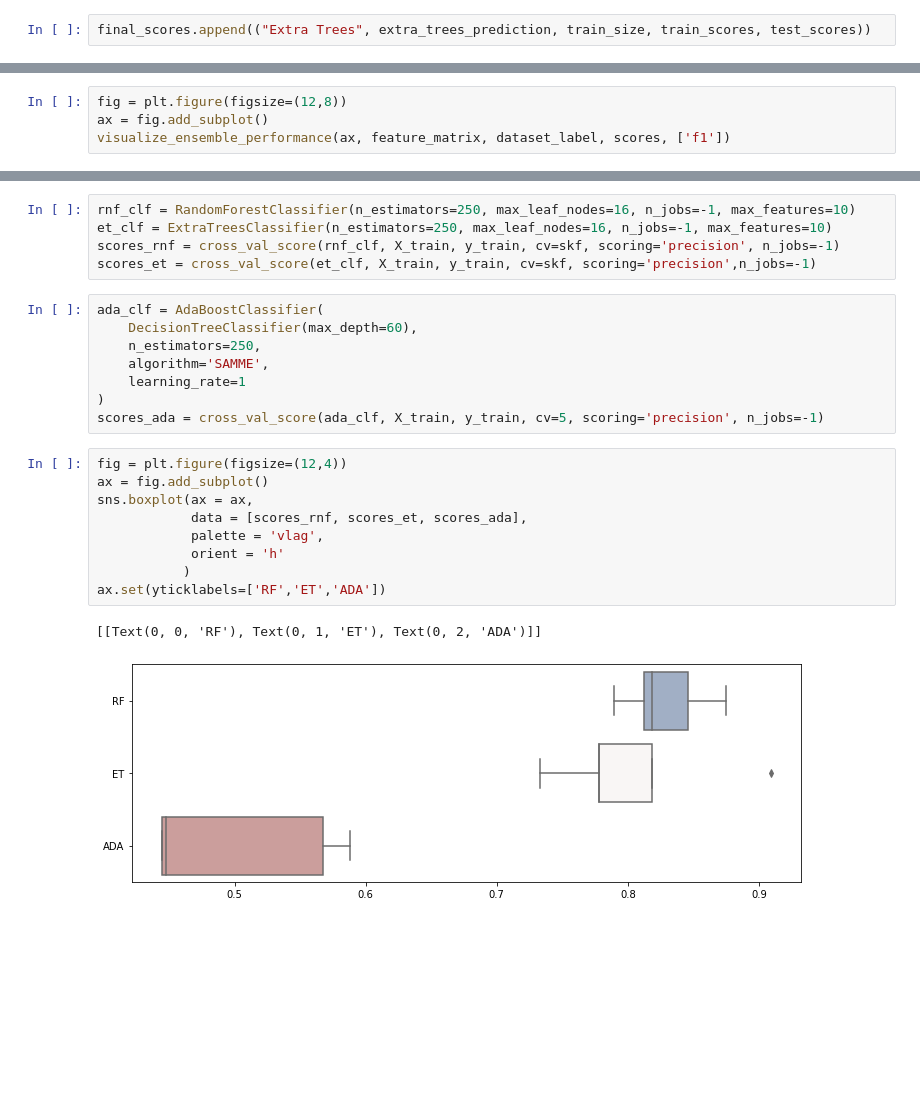
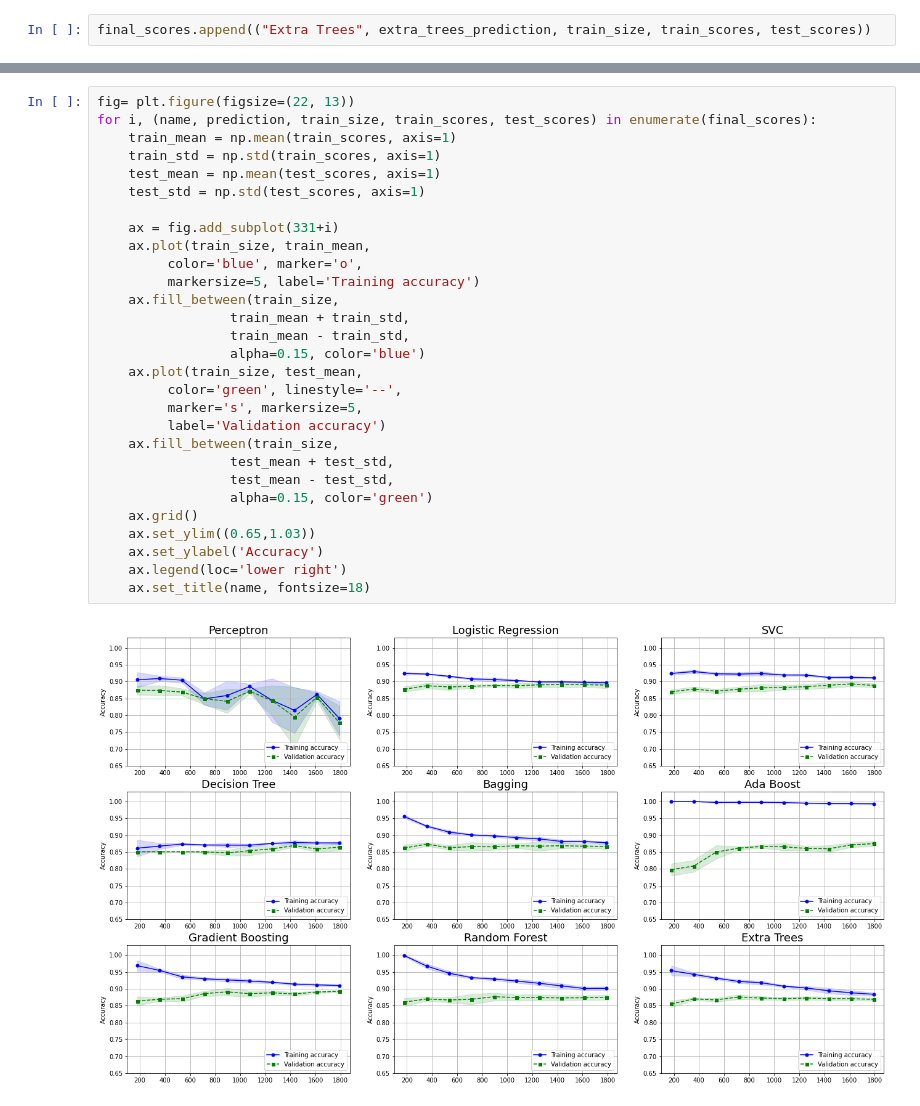
Before and after one commit to remarcoble/ML-marketing-campaign, a Jupyter notebook: main.ipynb, the cells around one changed output, grey strips where cells are left out. Drawn from its saved outputs; the diff is of its cells as text; blank space fills up the shorter version.

```diff
--- a/main.ipynb
+++ b/main.ipynb
@@ -422,4 +391,0 @@ scores = cross_validate(voting_clf, feature_matrix, dataset_label,
-# %%
-fig = plt.figure(figsize=(12,8))
-ax = fig.add_subplot()
-visualize_ensemble_performance(ax, feature_matrix, dataset_label, scores, ['f1'])
@@ -428,25 +392,31 @@ visualize_ensemble_performance(ax, feature_matrix, dataset_label, scores, ['f1']
-# %%
-rnf_clf = RandomForestClassifier(n_estimators=250, max_leaf_nodes=16, n_jobs=-1, max_features=10)
-et_clf = ExtraTreesClassifier(n_estimators=250, max_leaf_nodes=16, n_jobs=-1, max_features=10)
-scores_rnf = cross_val_score(rnf_clf, X_train, y_train, cv=skf, scoring='precision', n_jobs=-1)
-scores_et = cross_val_score(et_clf, X_train, y_train, cv=skf, scoring='precision',n_jobs=-1)
-# %%
-ada_clf = AdaBoostClassifier(
-    DecisionTreeClassifier(max_depth=60),
-    n_estimators=250,
-    algorithm='SAMME',
-    learning_rate=1
-)
-scores_ada = cross_val_score(ada_clf, X_train, y_train, cv=5, scoring='precision', n_jobs=-1)
-# %%
-fig = plt.figure(figsize=(12,4))
-ax = fig.add_subplot()
-sns.boxplot(ax = ax,
-            data = [scores_rnf, scores_et, scores_ada],
-            palette = 'vlag',
-            orient = 'h'
-           )
-ax.set(yticklabels=['RF','ET','ADA'])
-# %% [output]
-[[Text(0, 0, 'RF'), Text(0, 1, 'ET'), Text(0, 2, 'ADA')]]
-[figure, removed]
+# %%
+fig= plt.figure(figsize=(22, 13))
+for i, (name, prediction, train_size, train_scores, test_scores) in enumerate(final_scores):
+    train_mean = np.mean(train_scores, axis=1)
+    train_std = np.std(train_scores, axis=1)
+    test_mean = np.mean(test_scores, axis=1)
+    test_std = np.std(test_scores, axis=1)
+
+    ax = fig.add_subplot(331+i)
+    ax.plot(train_size, train_mean,
+         color='blue', marker='o',
+         markersize=5, label='Training accuracy')
+    ax.fill_between(train_size,
+                 train_mean + train_std,
+                 train_mean - train_std,
+                 alpha=0.15, color='blue')
+    ax.plot(train_size, test_mean,
+         color='green', linestyle='--',
+         marker='s', markersize=5,
+         label='Validation accuracy')
+    ax.fill_between(train_size,
+                 test_mean + test_std,
+                 test_mean - test_std,
+                 alpha=0.15, color='green')
+    ax.grid()
+    ax.set_ylim((0.65,1.03))
+    ax.set_ylabel('Accuracy')
+    ax.legend(loc='lower right')
+    ax.set_title(name, fontsize=18)
+# %% [output]
+[figure, added]
```
Also changed, not shown: parts of 19 cells of this notebook.
